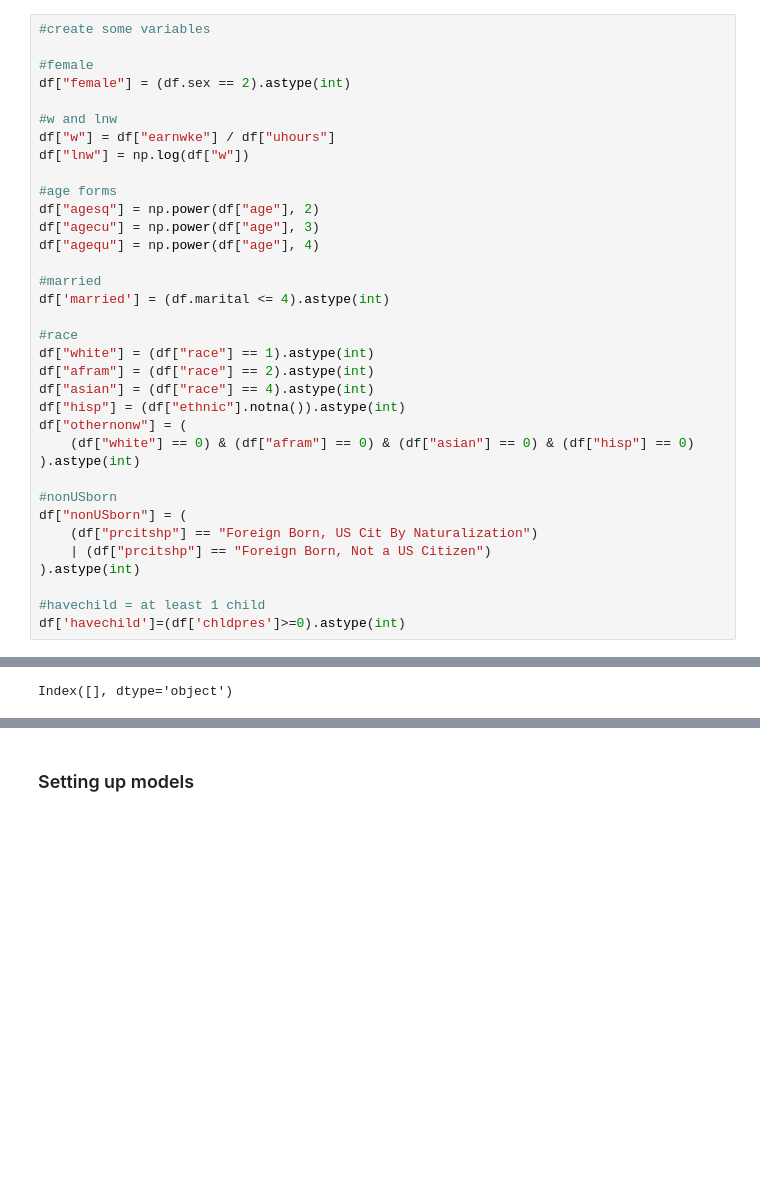
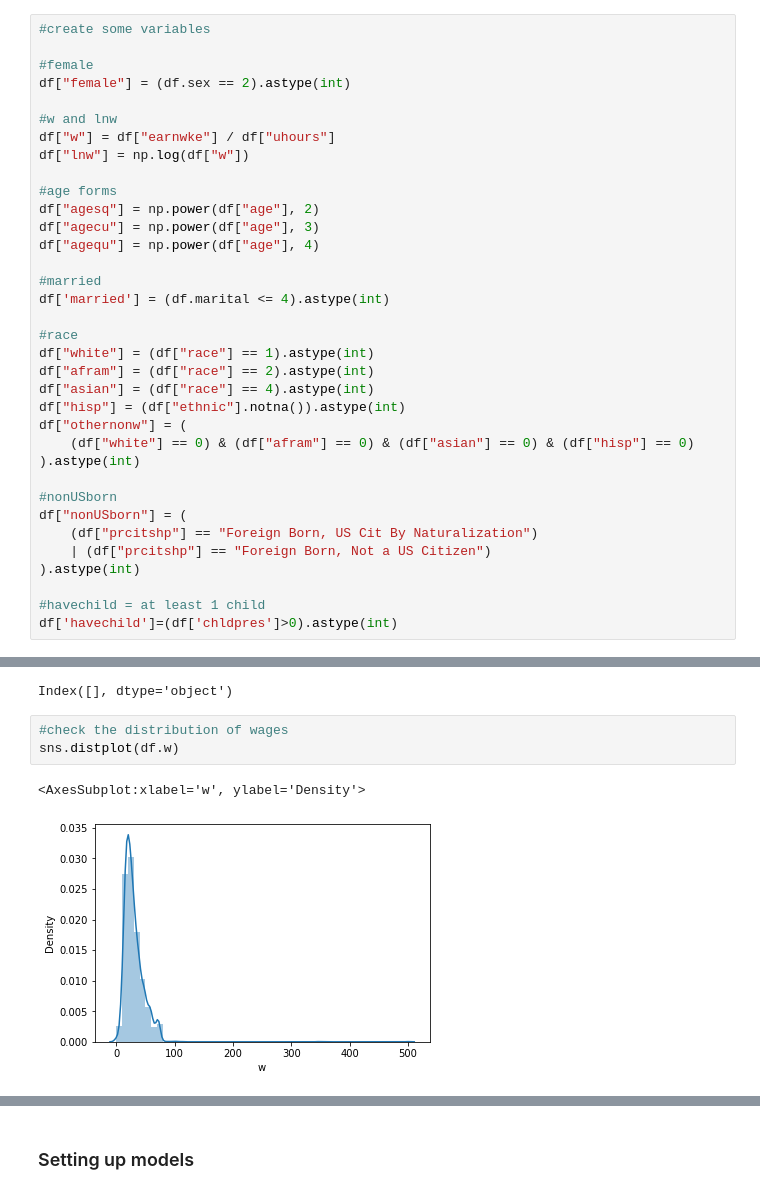
Before and after one commit to JustJAG/Prediction_with_ML_for_Economists, a Jupyter notebook: Assignment_1_cps_earnings_dataset/homework.ipynb, the cells around one changed output, grey strips where cells are left out. Cells and saved outputs as stored; diff of their text form; blank space fills up the shorter version.

```diff
--- a/Assignment_1_cps_earnings_dataset/homework.ipynb
+++ b/Assignment_1_cps_earnings_dataset/homework.ipynb
@@ -133,7 +133,7 @@ df["nonUSborn"] = (
 ).astype(int)
 
 #havechild = at least 1 child
-df['havechild']=(df['chldpres']>=0).astype(int)
+df['havechild']=(df['chldpres']>0).astype(int)
 # %%
 # transform grade92 to educ (which will be measured in years)
 # create a list of our conditions
@@ -215,3 +215,9 @@ to_filter=df.isna().sum()
 to_filter[to_filter>0].index
 # %% [output]
 Index([], dtype='object')
+# %%
+#check the distribution of wages
+sns.distplot(df.w)
+# %% [output]
+<AxesSubplot:xlabel='w', ylabel='Density'>
+[figure, added]
```
Also changed, not shown: parts of 18 cells of this notebook.
